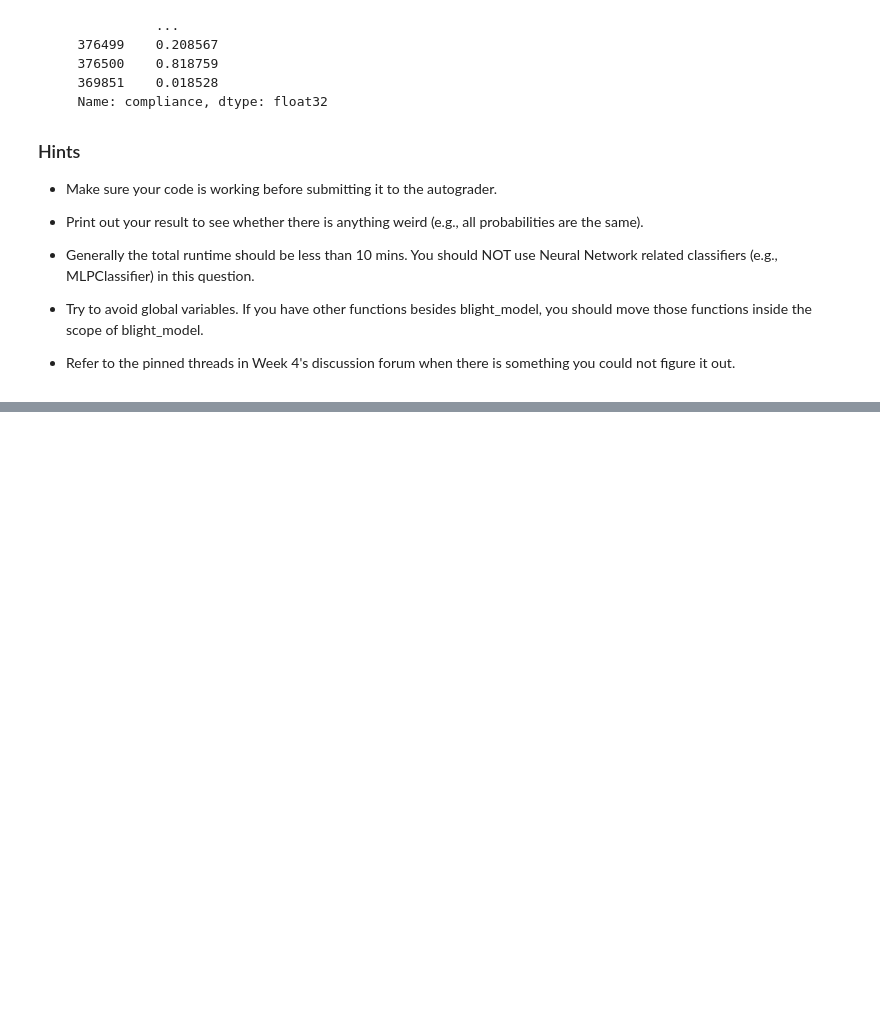
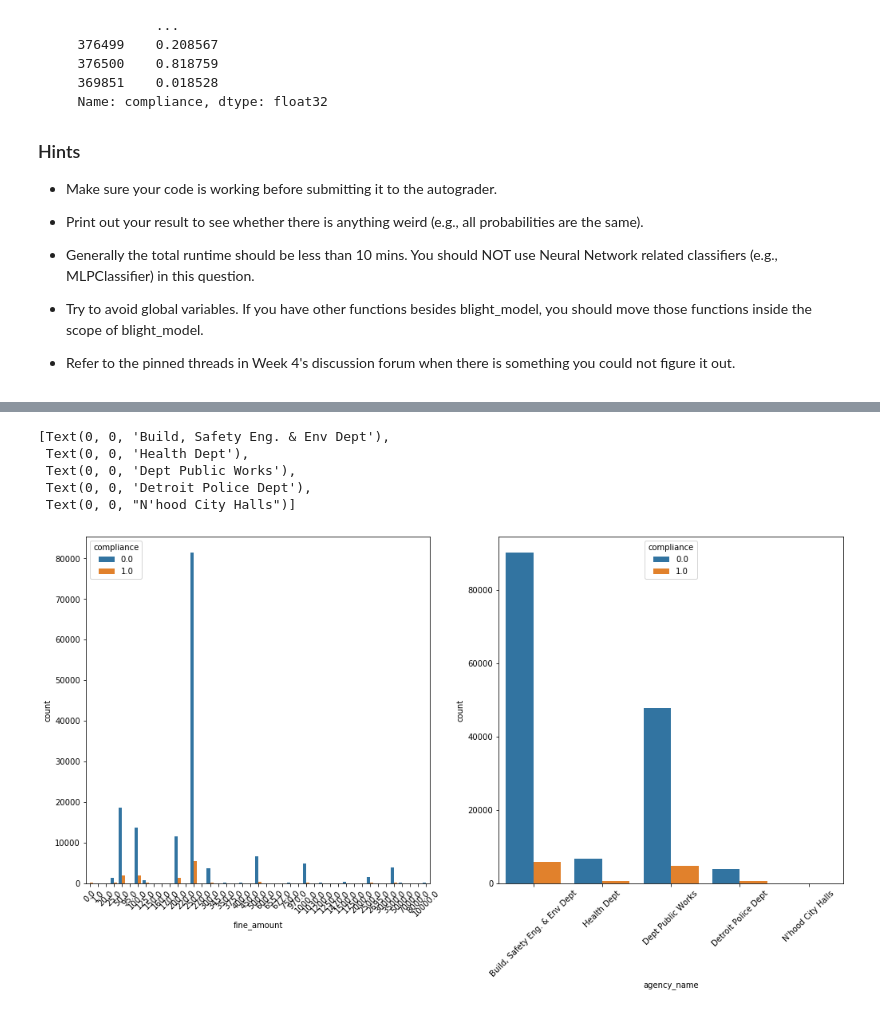
Before and after one commit to AustinChase/Applied_Data_Science, a Jupyter notebook: Module_3/Assignment+4.ipynb, the cells around one changed output, grey strips where cells are left out. Drawn from its saved outputs; the diff is of its cells as text; code cells hidden in the pictures; blank space fills up the shorter version.

Commit message:
added some exploratory data analysis

```diff
--- a/Module_3/Assignment+4.ipynb
+++ b/Module_3/Assignment+4.ipynb
@@ -114,0 +177,20 @@ Example:
+# %%
+%matplotlib inline
+
+fig, axes = plt.subplots(1,2, figsize = (17,8))
+
+sns.countplot(x = 'fine_amount', hue = 'compliance', ax = axes[0], data = train)
+sns.countplot(x = 'agency_name', hue = 'compliance', ax = axes[1], data = train)
+
+
+axes[0].set_xticklabels(labels = axes[0].get_xticklabels(),rotation=45)
+axes[1].set_xticklabels(labels = ['Build, Safety Eng. & Env Dept', "Health Dept",
+                               "Dept Public Works","Detroit Police Dept",
+                               "N'hood City Halls"], rotation = 45)
+# %% [output]
+[Text(0, 0, 'Build, Safety Eng. & Env Dept'),
+ Text(0, 0, 'Health Dept'),
+ Text(0, 0, 'Dept Public Works'),
+ Text(0, 0, 'Detroit Police Dept'),
+ Text(0, 0, "N'hood City Halls")]
+[figure, added]
```
Also changed, not shown: parts of 8 cells of this notebook.
